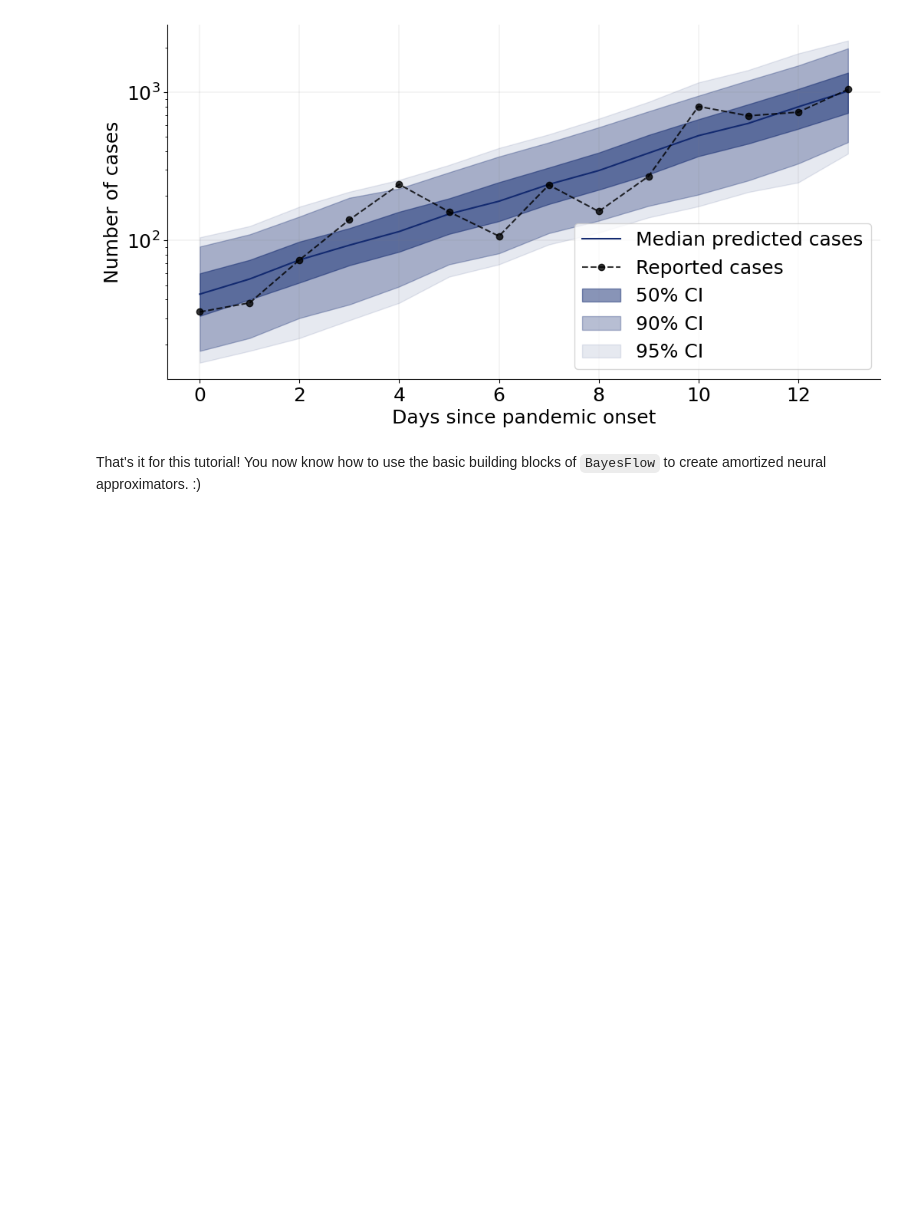
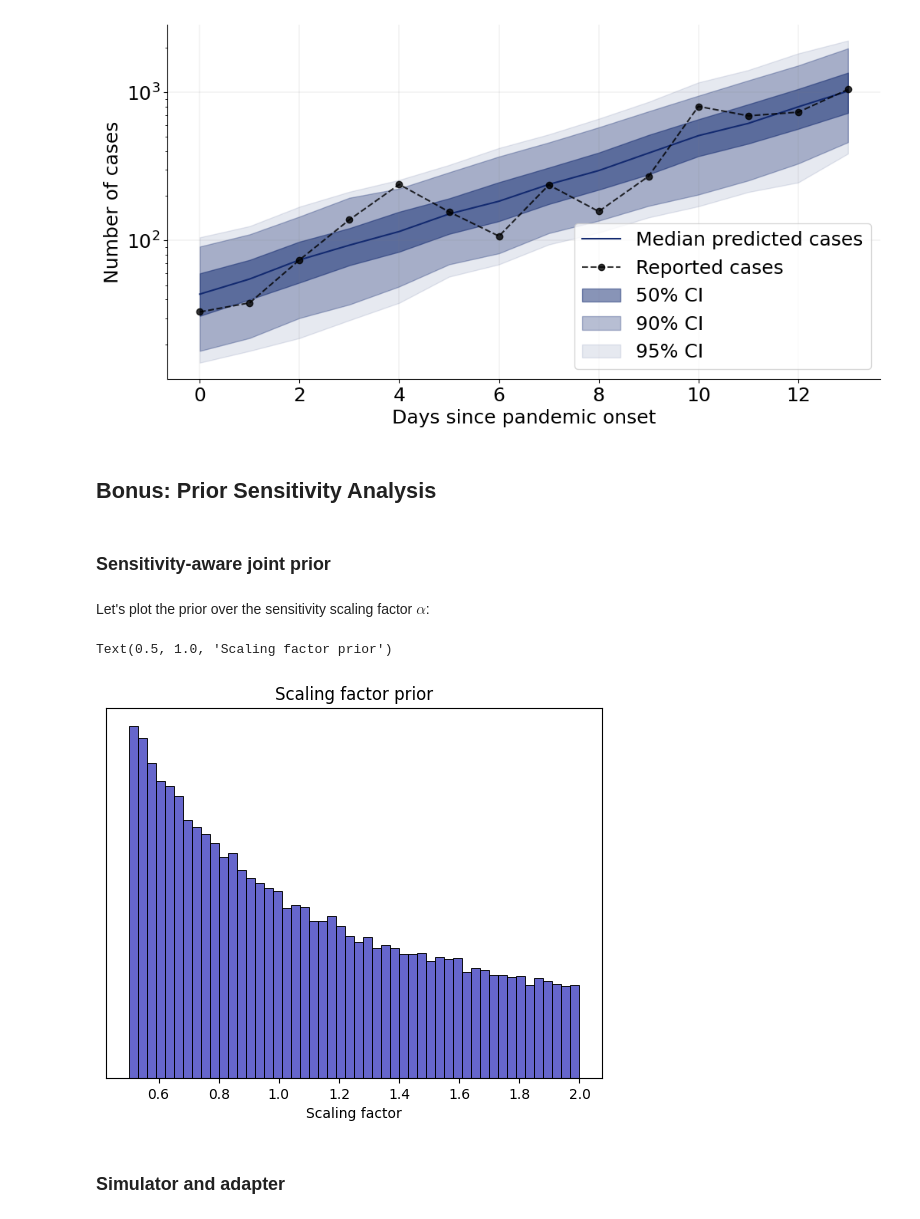
Before and after one commit to bayesflow-org/bayesflow_workshops, a Jupyter notebook: learn_bayes/notebooks/SIR_Estimation.ipynb, the cells around one changed output. Saved outputs shown, nothing was run; the diff lists cells and outputs as text; code cells hidden in the pictures; blank space fills up the shorter version.

```diff
--- a/learn_bayes/notebooks/SIR_Estimation.ipynb
+++ b/learn_bayes/notebooks/SIR_Estimation.ipynb
@@ -427,7 +416,7 @@ We can now go on and plot the re-simulations (i.e., perform a posterior "predict
 f = plot_ppc(samples, obs_cases)
 # %% [output]
 [figure]
-# %% [markdown]
-That's it for this tutorial! You now know how to use the basic building blocks of `BayesFlow` to create amortized neural approximators. :)
-
-<!-- In the [next tutorial](./PriorSensitivity_Covid19_Initial.ipynb), we will go through a <strong>prior sensitivity analysis</strong> with `BayesFlow`, which is as easy to perform as it is important for ascertaining the robustness of our inferences. -->
+# %% [markdown]
+## Bonus: Prior Sensitivity Analysis
+# %% [markdown]
+### Sensitivity-aware joint prior
@@ -433,0 +444,13 @@ That's it for this tutorial! You now know how to use the basic building blocks o
+# %% [markdown]
+Let's plot the prior over the sensitivity scaling factor $\alpha$:
+# %%
+sns.histplot(np.power(10, RNG.uniform(np.log10(0.5), np.log10(2), size=100000)), color="#0000AA", alpha=0.6)
+plt.xlabel("Scaling factor")
+plt.ylabel("")
+plt.yticks([])
+plt.title("Scaling factor prior")
+# %% [output]
+Text(0.5, 1.0, 'Scaling factor prior')
+[figure, added]
+# %% [markdown]
+### Simulator and adapter
```
Also changed, not shown: parts of 15 cells of this notebook, 2 other files.
